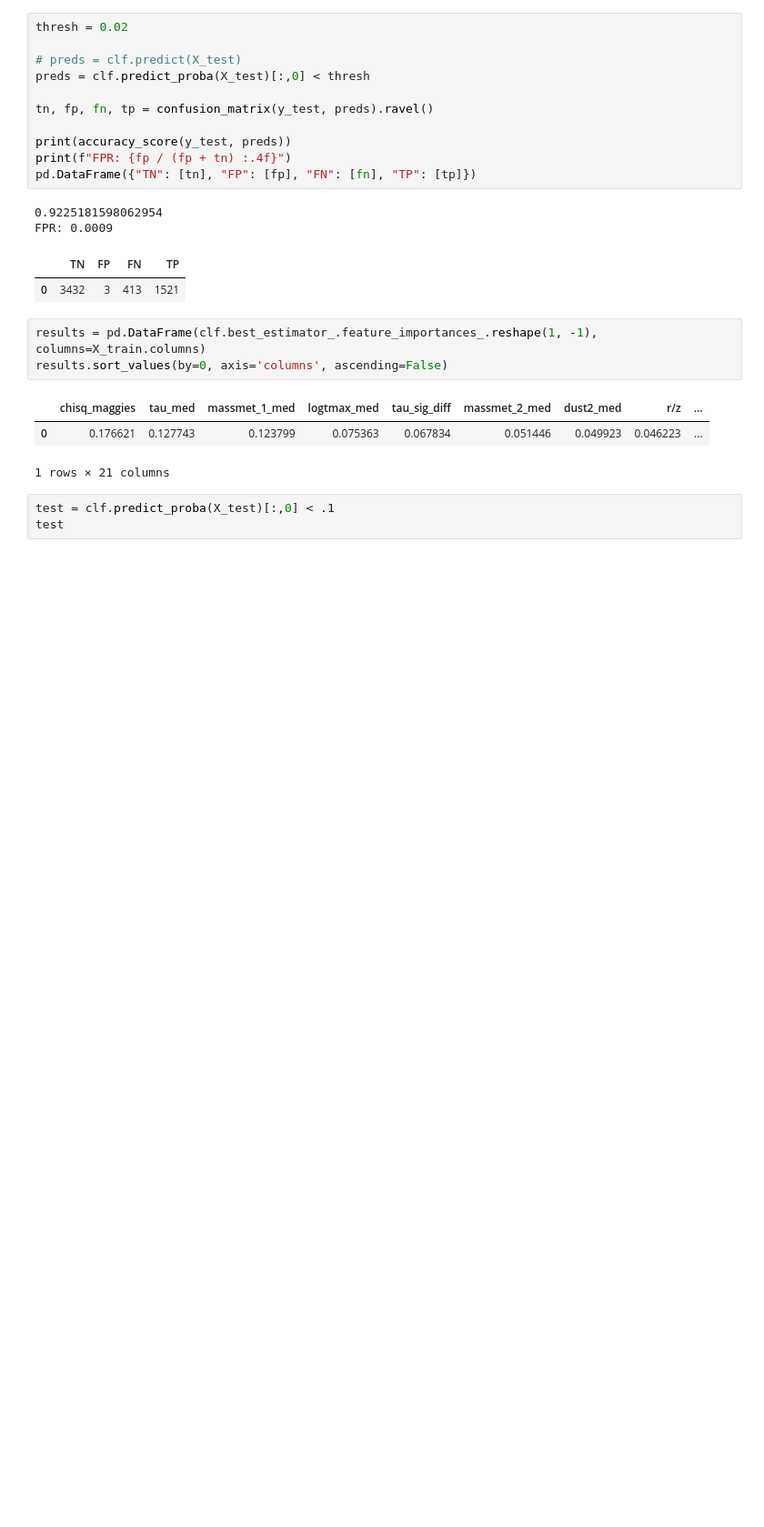
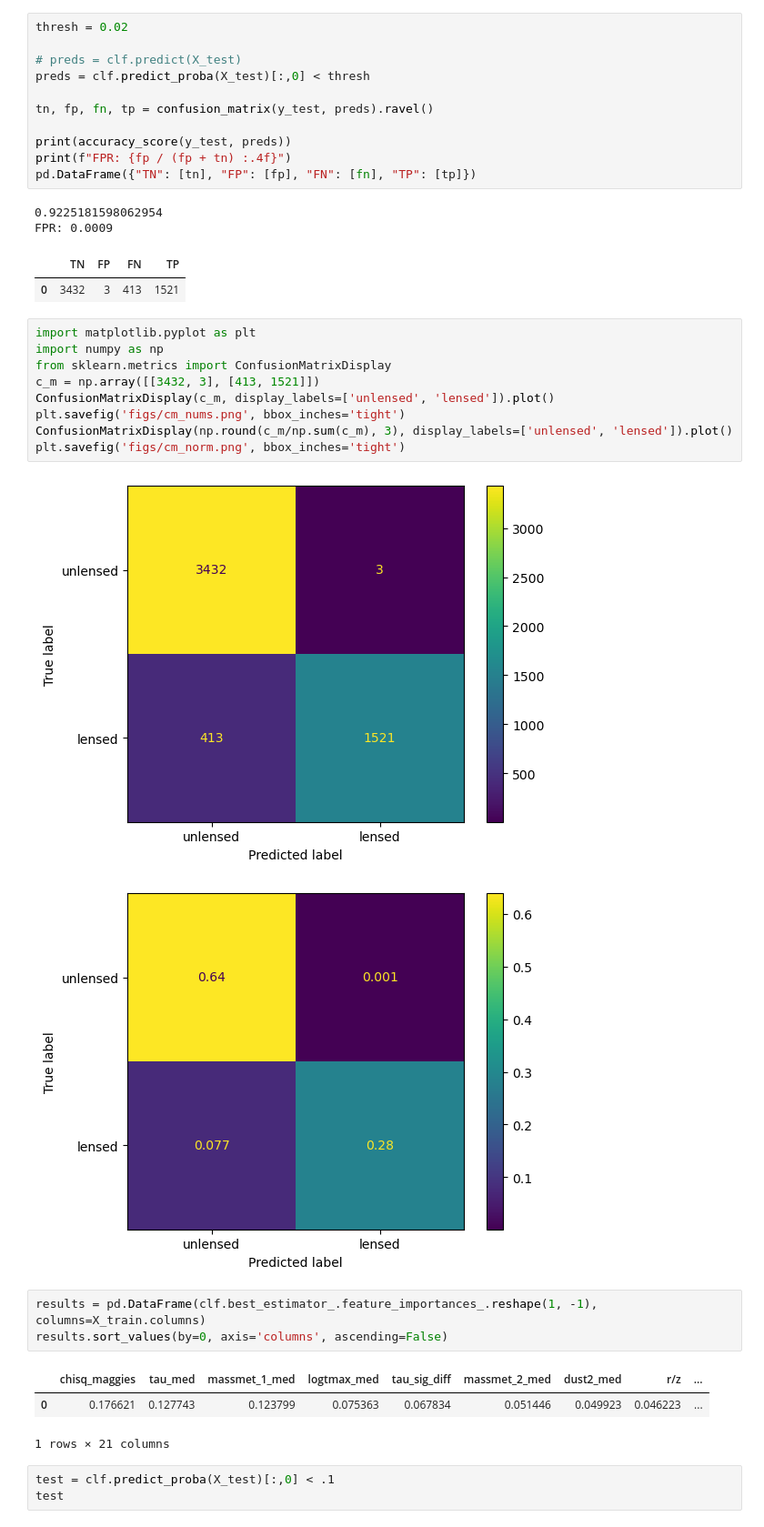
Before and after one commit to eramey16/galactic_lenses, a Jupyter notebook: Test_galaxies.ipynb, the cells around one changed output. Shown at 91% size. Saved outputs shown, nothing was run; the diff lists cells and outputs as text; blank space fills up the shorter version.

```diff
--- a/Test_galaxies.ipynb
+++ b/Test_galaxies.ipynb
@@ -1862,6 +1898,18 @@ pd.DataFrame({"TN": [tn], "FP": [fp], "FN": [fn], "TP": [tp]})
 FPR: 0.0009
 |  | TN | FP | FN | TP |
 | 0 | 3432 | 3 | 413 | 1521 |
+# %%
+import matplotlib.pyplot as plt
+import numpy as np
+from sklearn.metrics import ConfusionMatrixDisplay
+c_m = np.array([[3432, 3], [413, 1521]])
+ConfusionMatrixDisplay(c_m, display_labels=['unlensed', 'lensed']).plot()
+plt.savefig('figs/cm_nums.png', bbox_inches='tight')
+ConfusionMatrixDisplay(np.round(c_m/np.sum(c_m), 3), display_labels=['unlensed', 'lensed']).plot()
+plt.savefig('figs/cm_norm.png', bbox_inches='tight')
+# %% [output]
+[figure, added]
+[figure, added]
 # %%
 results = pd.DataFrame(clf.best_estimator_.feature_importances_.reshape(1, -1), columns=X_train.columns)
 results.sort_values(by=0, axis='columns', ascending=False)
```
Also changed, not shown: parts of 9 cells of this notebook, 12 other files.
